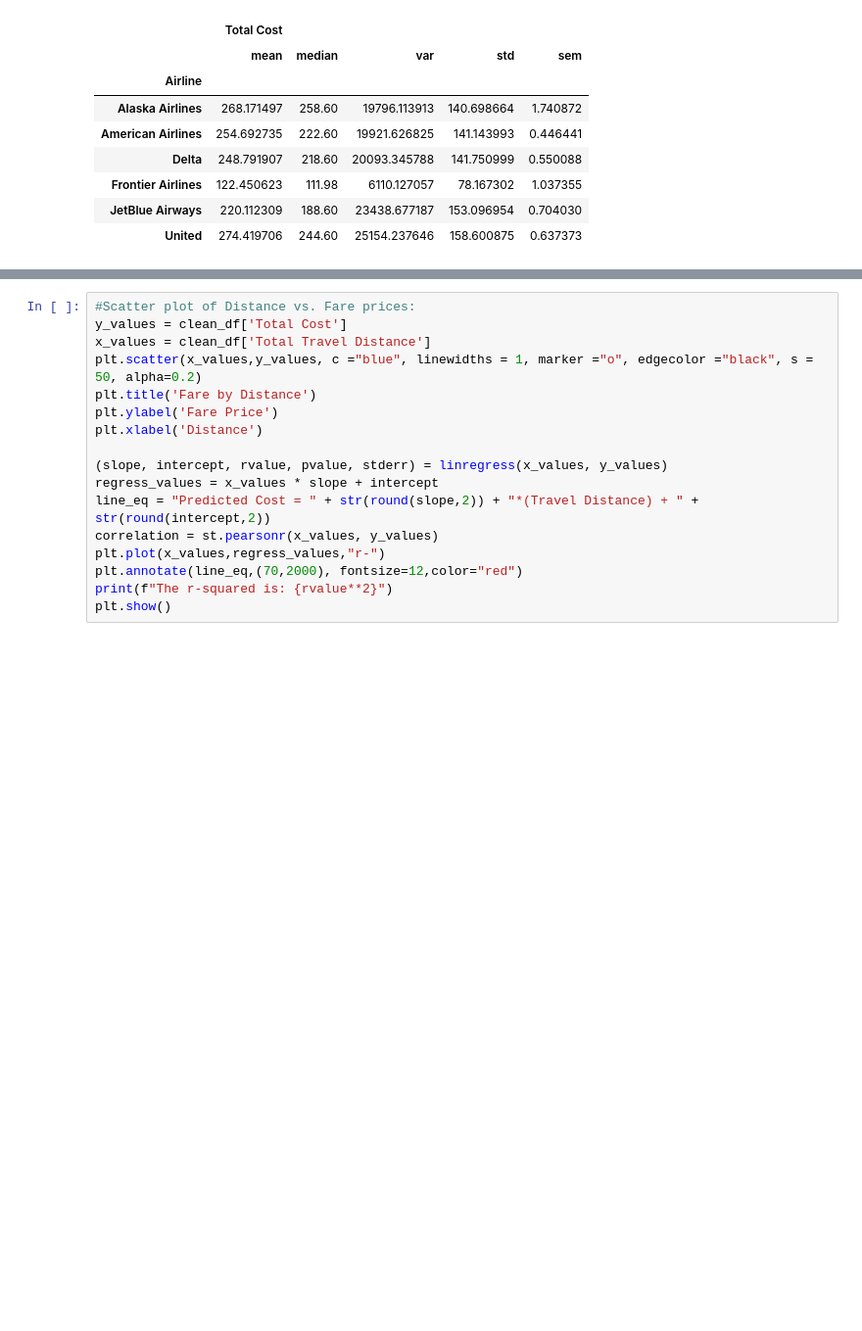
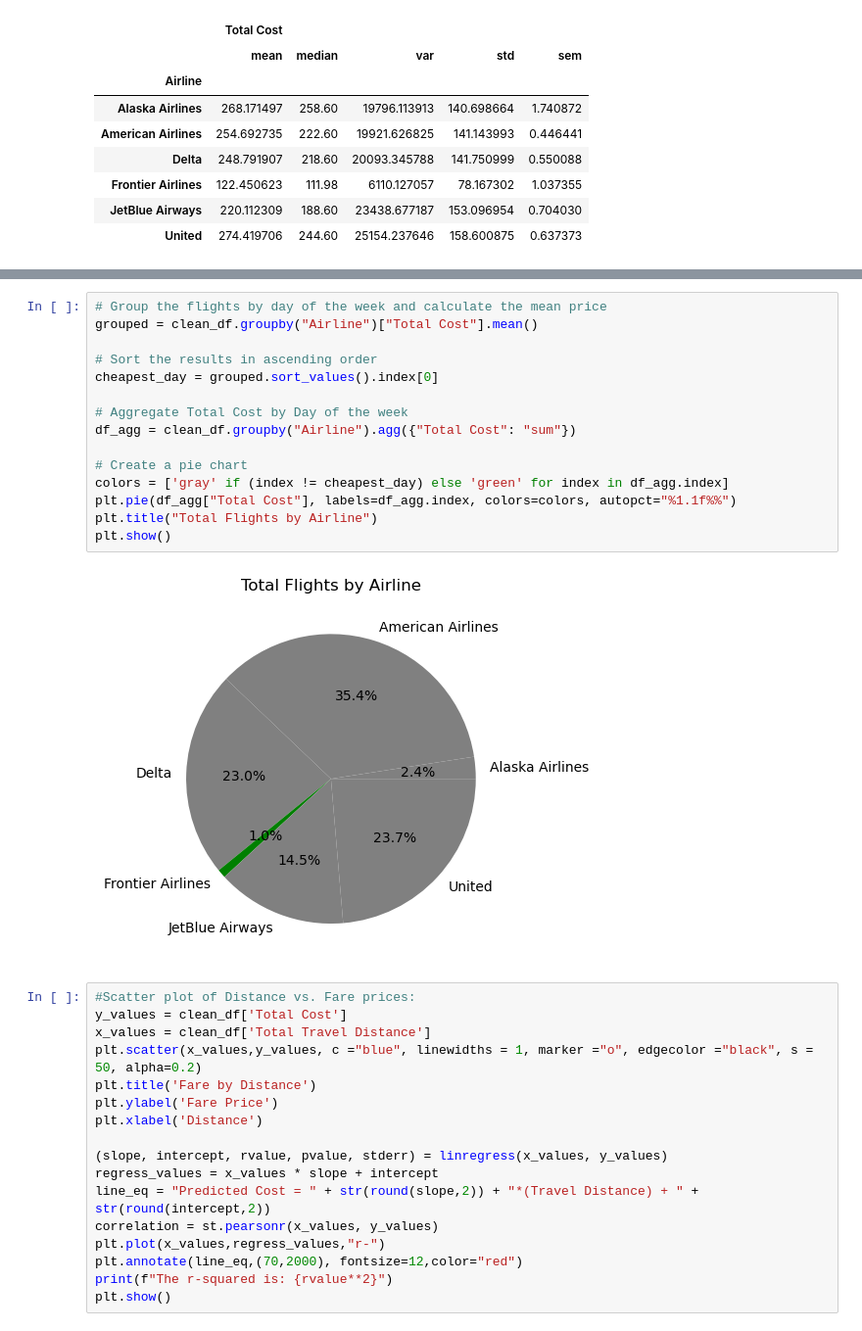
Before and after one commit to Muntasir-Murad/Predicting-Flight-Prices-Based-on-Various-Criteria, a Jupyter notebook: flight.ipynb, the cells around one changed output, grey strips where cells are left out. Shown: that part at 98% size. Saved outputs shown, nothing was run; the diff lists cells and outputs as text; blank space fills up the shorter version.

```diff
--- a/flight.ipynb
+++ b/flight.ipynb
@@ -286,3 +293,20 @@ plt.show()
+# %%
+# Group the flights by day of the week and calculate the mean price
+grouped = clean_df.groupby("Airline")["Total Cost"].mean()
+
+# Sort the results in ascending order
+cheapest_day = grouped.sort_values().index[0]
+
+# Aggregate Total Cost by Day of the week
+df_agg = clean_df.groupby("Airline").agg({"Total Cost": "sum"})
+
+# Create a pie chart
+colors = ['gray' if (index != cheapest_day) else 'green' for index in df_agg.index]
+plt.pie(df_agg["Total Cost"], labels=df_agg.index, colors=colors, autopct="%1.1f%%")
+plt.title("Total Flights by Airline")
+plt.show()
+# %% [output]
+[figure, added]
 # %%
 #Scatter plot of Distance vs. Fare prices:
 y_values = clean_df['Total Cost']
```
Also changed, not shown: parts of 14 cells of this notebook, 11 other files.
